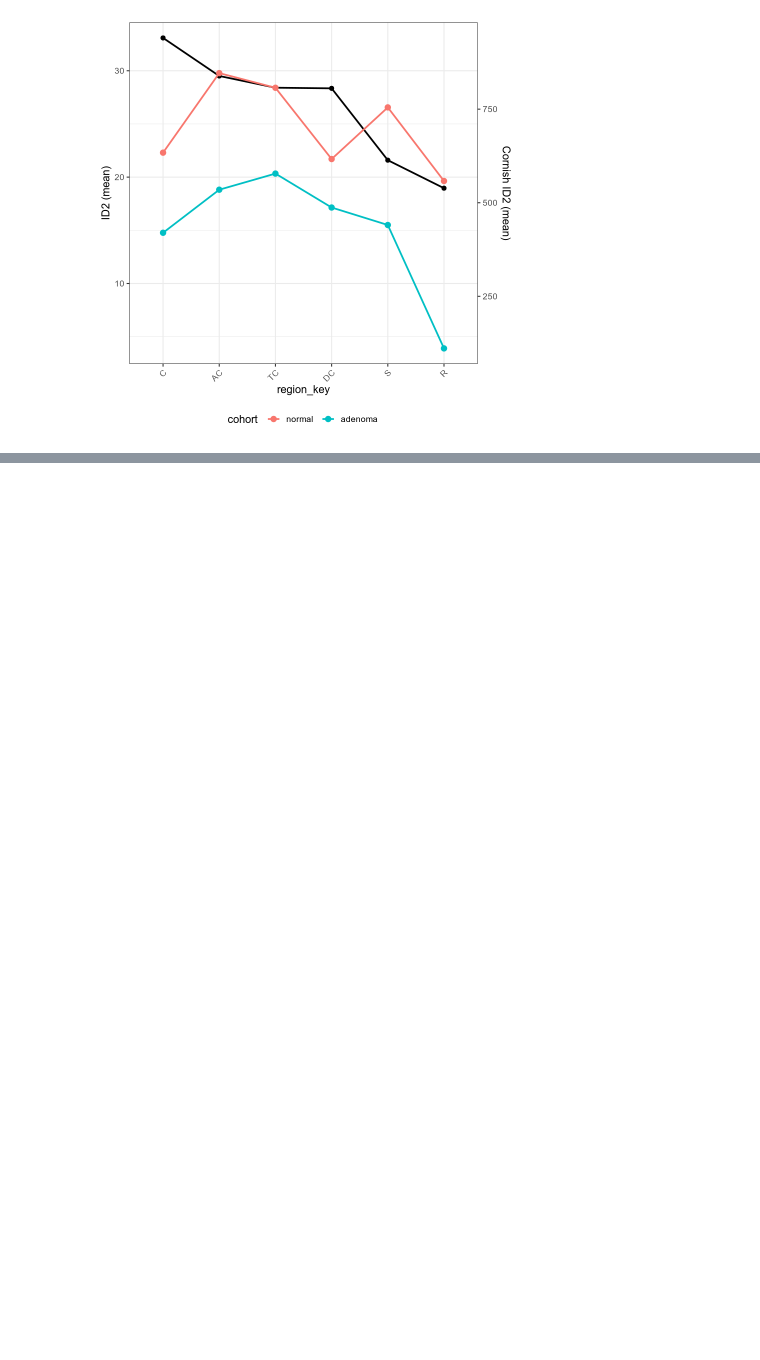
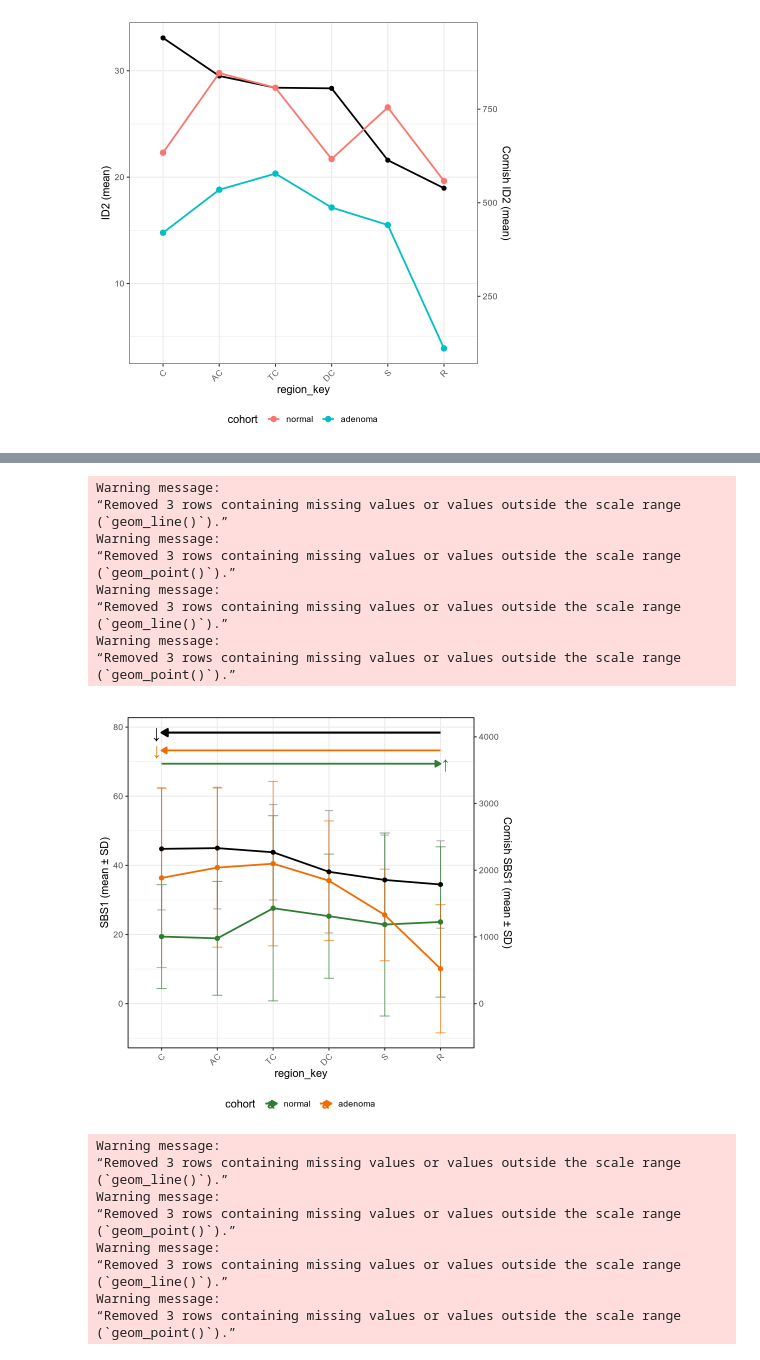
Before and after one commit to laurelhiatt/SEMIColon, a Jupyter notebook: scripts/figures/Figure3.ipynb, the cells around one changed output, grey strips where cells are left out. Saved outputs shown, nothing was run; the diff lists cells and outputs as text; code cells hidden in the pictures; blank space fills up the shorter version.

Commit message:
changing some figure script and adding the vaf splitting python script

```diff
--- a/scripts/figures/Figure3.ipynb
+++ b/scripts/figures/Figure3.ipynb
@@ -1357,0 +1439,32 @@ Warning message:
+# %%
+cornish_SBS1 <- plot_faceted_signature_page("SBS1",  Cornish_SBS1)
+cornish_ID18 <- plot_faceted_signature_page("ID18", Cornish_ID18)
+
+ggsave(filename = "cornish_SBS1.svg", plot = cornish_SBS1, width = 10, height = 8, units = "in")
+ggsave(filename = "cornish_ID18.svg", plot = cornish_ID18, width = 10, height = 8, units = "in")
+# %% [output]
+Warning message:
+“Removed 3 rows containing missing values or values outside the scale range
+(`geom_line()`).”
+Warning message:
+“Removed 3 rows containing missing values or values outside the scale range
+(`geom_point()`).”
+Warning message:
+“Removed 3 rows containing missing values or values outside the scale range
+(`geom_line()`).”
+Warning message:
+“Removed 3 rows containing missing values or values outside the scale range
+(`geom_point()`).”
+[figure, added]
+Warning message:
+“Removed 3 rows containing missing values or values outside the scale range
+(`geom_line()`).”
+Warning message:
+“Removed 3 rows containing missing values or values outside the scale range
+(`geom_point()`).”
+Warning message:
+“Removed 3 rows containing missing values or values outside the scale range
+(`geom_line()`).”
+Warning message:
+“Removed 3 rows containing missing values or values outside the scale range
+(`geom_point()`).”
```
Also changed, not shown: parts of 8 cells of this notebook, 3 other files.
